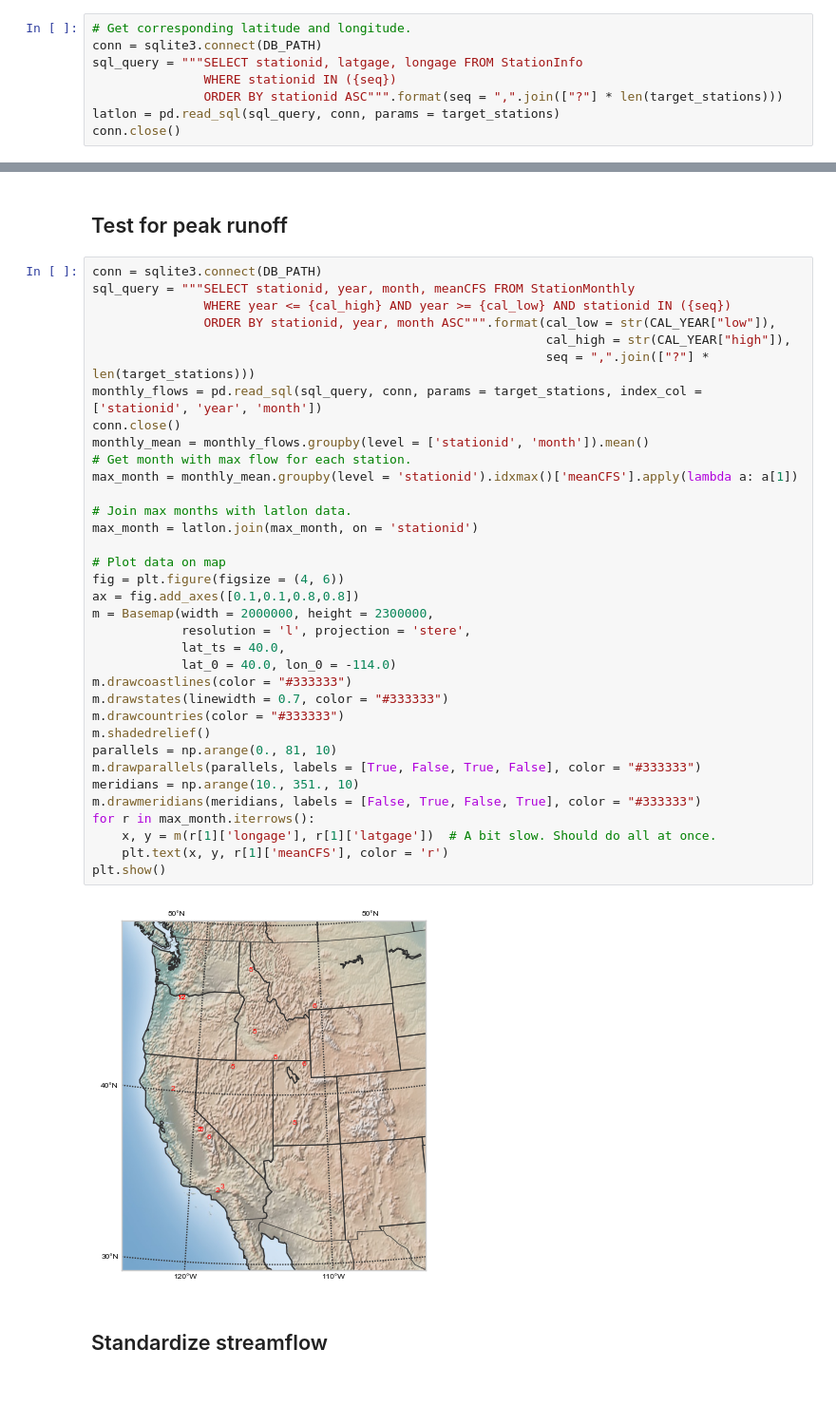
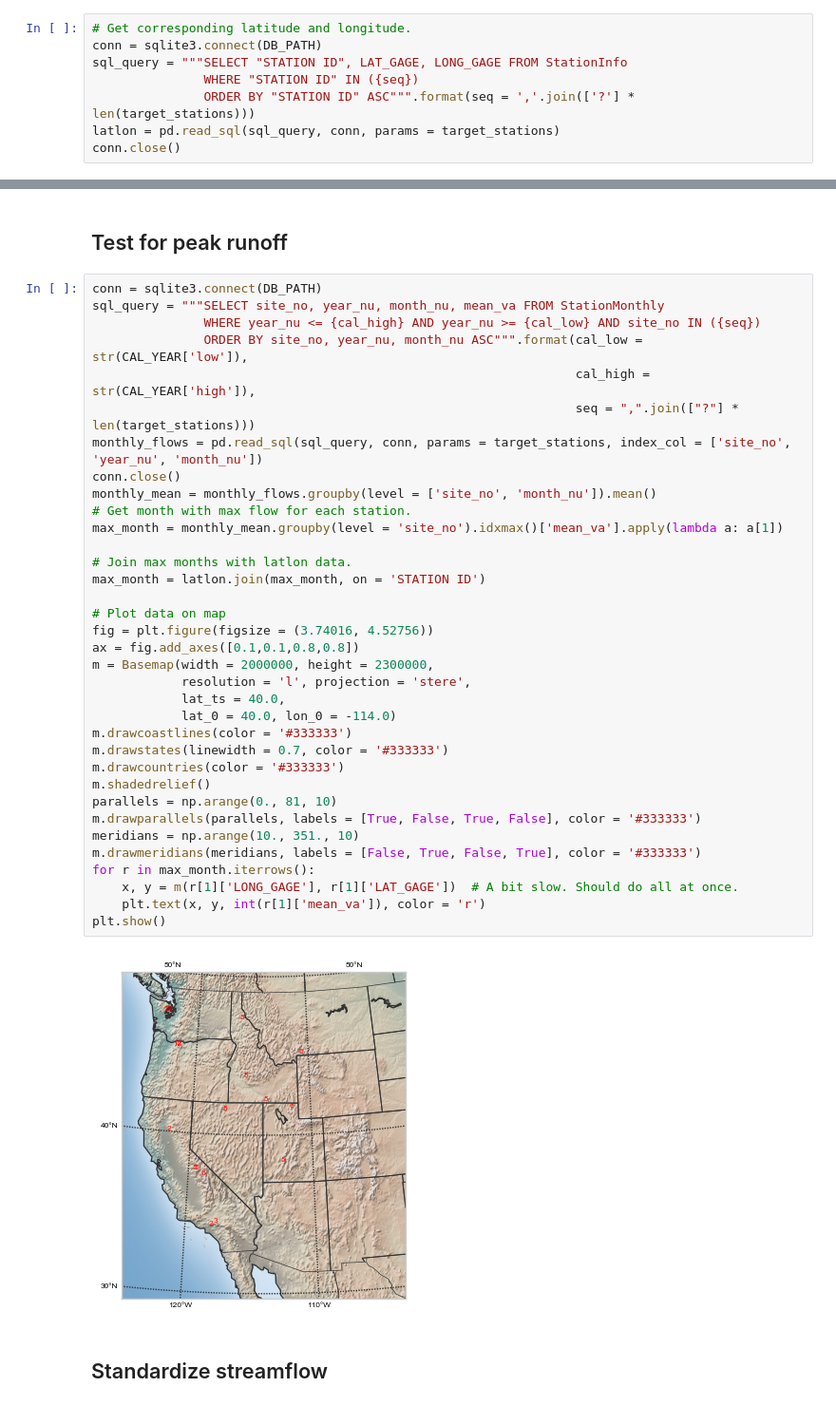
Before and after one commit to brews/riverpca, a Jupyter notebook: notebooks/PCA_WY1925.ipynb, the cells around one changed output, grey strips where cells are left out. Shown at 95% size. Cells and saved outputs as stored; diff of their text form.

```diff
--- a/notebooks/PCA_WY1925.ipynb
+++ b/notebooks/PCA_WY1925.ipynb
@@ -55,9 +57,9 @@ raw.unstack(level = -1).to_csv('../data/streamflow_1925.csv')
 # %%
 # Get corresponding latitude and longitude.
 conn = sqlite3.connect(DB_PATH)
-sql_query = """SELECT stationid, latgage, longage FROM StationInfo
-               WHERE stationid IN ({seq})
-               ORDER BY stationid ASC""".format(seq = ",".join(["?"] * len(target_stations)))
+sql_query = """SELECT "STATION ID", LAT_GAGE, LONG_GAGE FROM StationInfo
+               WHERE "STATION ID" IN ({seq})
+               ORDER BY "STATION ID" ASC""".format(seq = ','.join(['?'] * len(target_stations)))
 latlon = pd.read_sql(sql_query, conn, params = target_stations)
 conn.close()
 # %% [markdown]
@@ -83,40 +85,40 @@ Name: meanCFS, dtype: float64
 ## Test for peak runoff
 # %%
 conn = sqlite3.connect(DB_PATH)
-sql_query = """SELECT stationid, year, month, meanCFS FROM StationMonthly
-               WHERE year <= {cal_high} AND year >= {cal_low} AND stationid IN ({seq})
-               ORDER BY stationid, year, month ASC""".format(cal_low = str(CAL_YEAR["low"]),
-                                                             cal_high = str(CAL_YEAR["high"]),
-                                                             seq = ",".join(["?"] * len(target_stations)))
-monthly_flows = pd.read_sql(sql_query, conn, params = target_stations, index_col = ['stationid', 'year', 'month'])
+sql_query = """SELECT site_no, year_nu, month_nu, mean_va FROM StationMonthly
+               WHERE year_nu <= {cal_high} AND year_nu >= {cal_low} AND site_no IN ({seq})
+               ORDER BY site_no, year_nu, month_nu ASC""".format(cal_low = str(CAL_YEAR['low']),
+                                                                 cal_high = str(CAL_YEAR['high']),
+                                                                 seq = ",".join(["?"] * len(target_stations)))
+monthly_flows = pd.read_sql(sql_query, conn, params = target_stations, index_col = ['site_no', 'year_nu', 'month_nu'])
 conn.close()
-monthly_mean = monthly_flows.groupby(level = ['stationid', 'month']).mean()
+monthly_mean = monthly_flows.groupby(level = ['site_no', 'month_nu']).mean()
 # Get month with max flow for each station.
-max_month = monthly_mean.groupby(level = 'stationid').idxmax()['meanCFS'].apply(lambda a: a[1])
+max_month = monthly_mean.groupby(level = 'site_no').idxmax()['mean_va'].apply(lambda a: a[1])
 
 # Join max months with latlon data.
-max_month = latlon.join(max_month, on = 'stationid')
+max_month = latlon.join(max_month, on = 'STATION ID')
 
 # Plot data on map
-fig = plt.figure(figsize = (4, 6))
+fig = plt.figure(figsize = (3.74016, 4.52756))
 ax = fig.add_axes([0.1,0.1,0.8,0.8])
 m = Basemap(width = 2000000, height = 2300000,
             resolution = 'l', projection = 'stere',
             lat_ts = 40.0,
             lat_0 = 40.0, lon_0 = -114.0)
-m.drawcoastlines(color = "#333333")
-m.drawstates(linewidth = 0.7, color = "#333333")
-m.drawcountries(color = "#333333")
+m.drawcoastlines(color = '#333333')
+m.drawstates(linewidth = 0.7, color = '#333333')
+m.drawcountries(color = '#333333')
 m.shadedrelief()
 parallels = np.arange(0., 81, 10)
-m.drawparallels(parallels, labels = [True, False, True, False], color = "#333333")
+m.drawparallels(parallels, labels = [True, False, True, False], color = '#333333')
 meridians = np.arange(10., 351., 10)
-m.drawmeridians(meridians, labels = [False, True, False, True], color = "#333333")
+m.drawmeridians(meridians, labels = [False, True, False, True], color = '#333333')
 for r in max_month.iterrows():
-    x, y = m(r[1]['longage'], r[1]['latgage'])  # A bit slow. Should do all at once.
-    plt.text(x, y, r[1]['meanCFS'], color = 'r')
+    x, y = m(r[1]['LONG_GAGE'], r[1]['LAT_GAGE'])  # A bit slow. Should do all at once.
+    plt.text(x, y, int(r[1]['mean_va']), color = 'r')
 plt.show()
 # %% [output]
-[figure, old version]
+[figure, new version]
 # %% [markdown]
 ## Standardize streamflow
```
Also changed, not shown: parts of 14 cells of this notebook, 9 other files.
